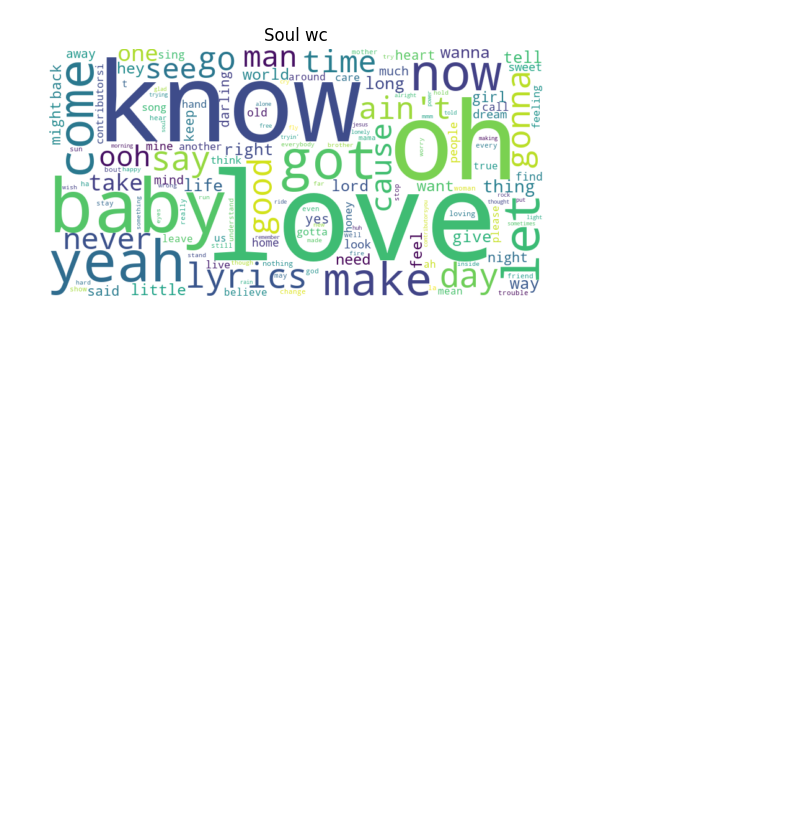
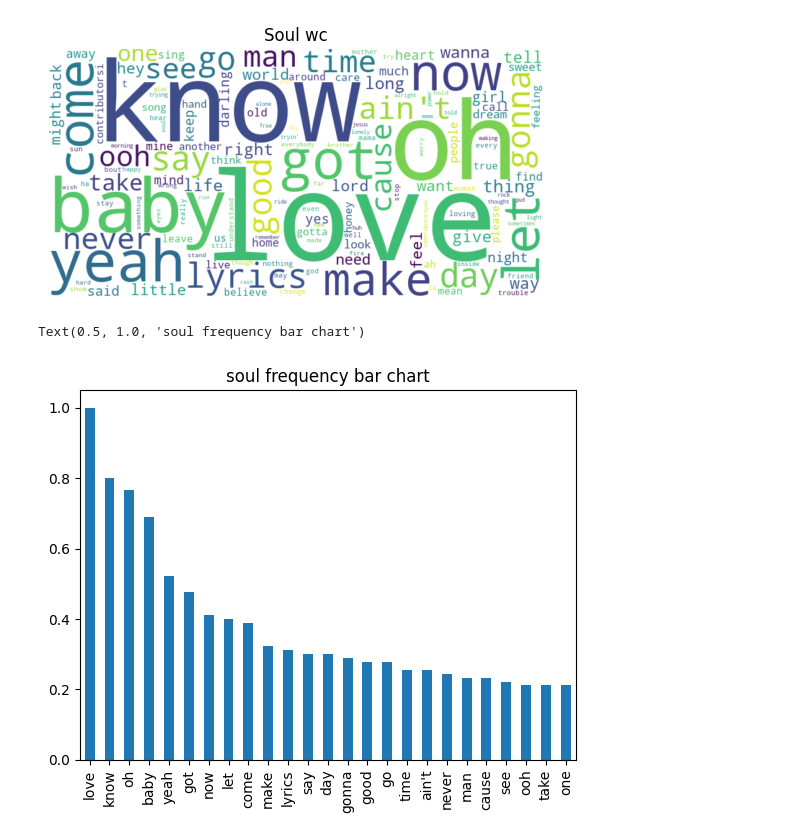
Before and after one commit to Kakackle/data_projects, a Jupyter notebook: lyrics_analysis/word_frequencies_etc.ipynb, the cells around one changed output. Cells and saved outputs as stored; diff of their text form; code cells hidden in the pictures; blank space fills up the shorter version.

```diff
--- a/lyrics_analysis/word_frequencies_etc.ipynb
+++ b/lyrics_analysis/word_frequencies_etc.ipynb
@@ -144,6 +144,9 @@ Text(0.5, 1.0, 'Soul wc')
 [figure]
 # %%
 sum_words_fc = pd.Series(sum_wc.words_)
-sum_words_fc =  np.ceil(words_fc * len(skills_clean))
-words_fc[:20].plot.bar()
-plt.title('skills frequency bar chart')
+# sum_words_fc =  np.ceil(sum_words_fc * len(skills_clean))
+sum_words_fc[:25].plot.bar()
+plt.title('soul frequency bar chart')
+# %% [output]
+Text(0.5, 1.0, 'soul frequency bar chart')
+[figure, added]
```
Also changed, not shown: 1 other file.
